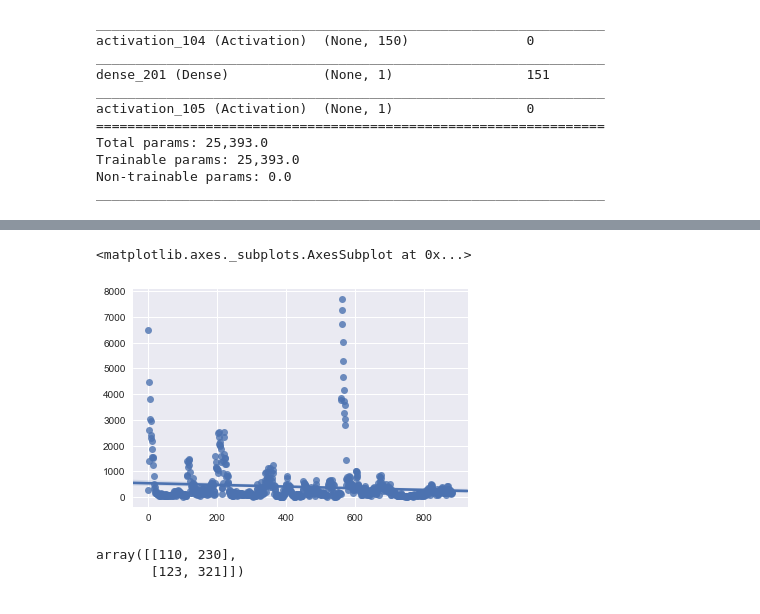
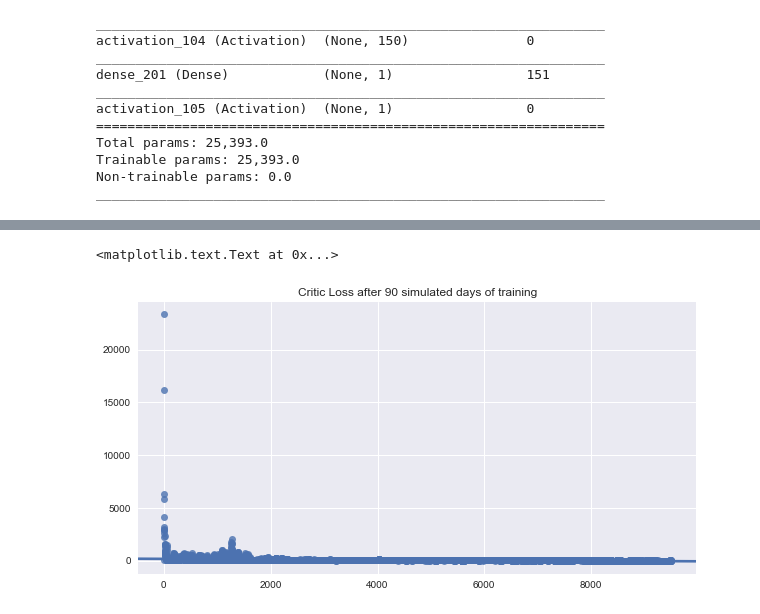
Before and after one commit to jonhilgart22/UNH-projects, a Jupyter notebook: deep_learning/notebooks/Jonathan_Hilgart-1.1-Taxi_cab_EDA.ipynb, the cells around one changed output, grey strips where cells are left out. Drawn from its saved outputs; the diff is of its cells as text; code cells hidden in the pictures.

Commit message:
actor critic

```diff
--- a/deep_learning/notebooks/Jonathan_Hilgart-1.1-Taxi_cab_EDA.ipynb
+++ b/deep_learning/notebooks/Jonathan_Hilgart-1.1-Taxi_cab_EDA.ipynb
@@ -1386,5 +1379,6 @@ c_model = critic_model(2)
 # %%
 a_model = actor_model(9,2)
 # %%
-actor_loss,critic_loss = trainer(c_model,a_model,buffer=10,batchSize=10)
+actor_loss,critic_loss,fare_over_time,avg_daily_fare,profitable_moves_percent =\
+trainer(c_model,a_model,buffer=10,batchSize=10,n_days=30)
 # %% [output]
@@ -1432,5 +1409,7 @@ TypeError: only integer arrays with one element can be converted to an index
 # %%
+plt.figure(figsize=(10,5))
 sns.regplot(x=np.array([_ for _ in range(len(critic_loss))]),y=np.array(critic_loss))
+plt.title('Critic Loss after 90 simulated days of training')
 # %% [output]
-<matplotlib.axes._subplots.AxesSubplot at 0x...>
+<matplotlib.text.Text at 0x...>
-[figure, old version]
+[figure, new version]
@@ -1450,5 +1415,0 @@ l.append(r)
-# %%
-np.vstack(l)
-# %% [output]
-array([[110, 230],
-       [123, 321]])
```
Also changed, not shown: parts of 21 cells of this notebook.
